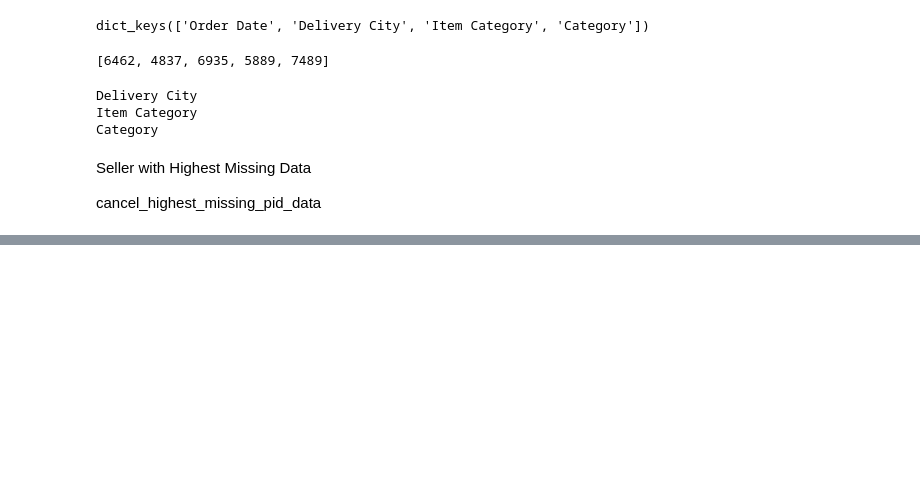
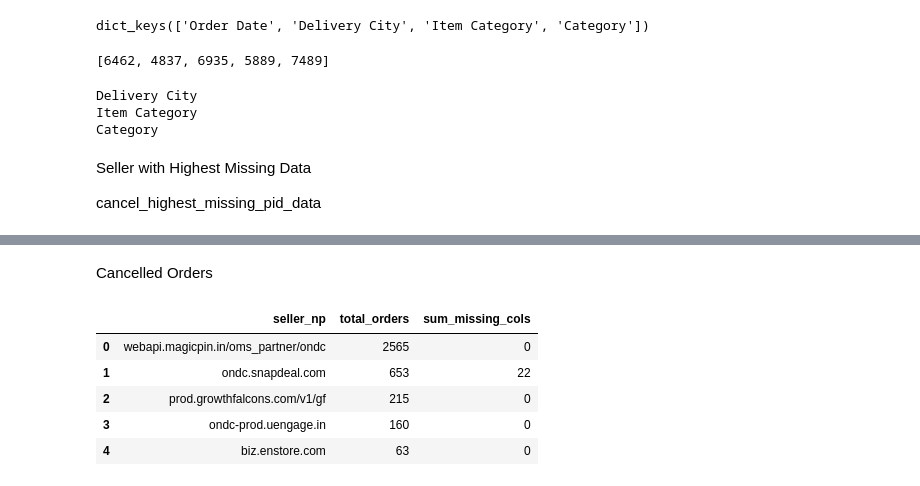
Before and after one commit to shashank-scikiq/Data-Quality, a Jupyter notebook: FA_Backend/Jupyter/businessLogic.ipynb, the cells around one changed output, grey strips where cells are left out. Cells and saved outputs as stored; diff of their text form; code cells hidden in the pictures; blank space fills up the shorter version.

```diff
--- a/FA_Backend/Jupyter/businessLogic.ipynb
+++ b/FA_Backend/Jupyter/businessLogic.ipynb
@@ -493,0 +602,21 @@ df
+# %% [markdown]
+Cancelled Orders
+# %%
+stmt = Select(
+  dq_agg_sum.c.seller_np,
+  func.sum(dq_agg_sum.c.total_canceled_orders).label("total_orders"),
+  func.sum(dq_agg_sum.c.canc_metrices).label("sum_missing_cols")
+).where(dq_agg_sum.c.ord_date==max_date).group_by(
+    dq_agg_sum.c.seller_np).order_by(desc(
+      func.sum(dq_agg_sum.c.total_canceled_orders)))
+# %%
+df = pd.DataFrame(run_stmt(stmt))
+# %%
+df.head(5)
+# %% [output]
+|  | seller_np | total_orders | sum_missing_cols |
+| 0 | webapi.magicpin.in/oms_partner/ondc | 2565 | 0 |
+| 1 | ondc.snapdeal.com | 653 | 22 |
+| 2 | prod.growthfalcons.com/v1/gf | 215 | 0 |
+| 3 | ondc-prod.uengage.in | 160 | 0 |
+| 4 | biz.enstore.com | 63 | 0 |
```
Also changed, not shown: parts of 39 cells of this notebook, 9 other files.
